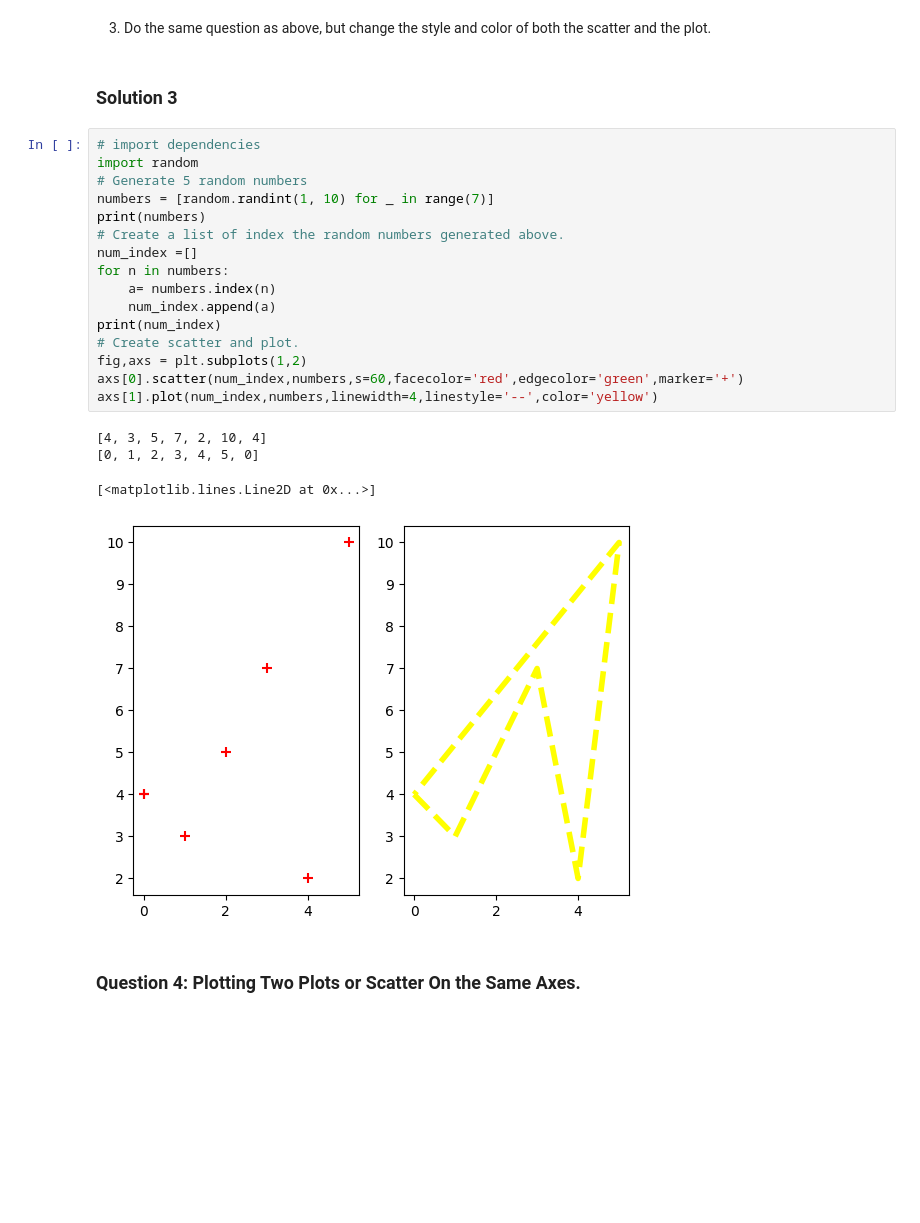
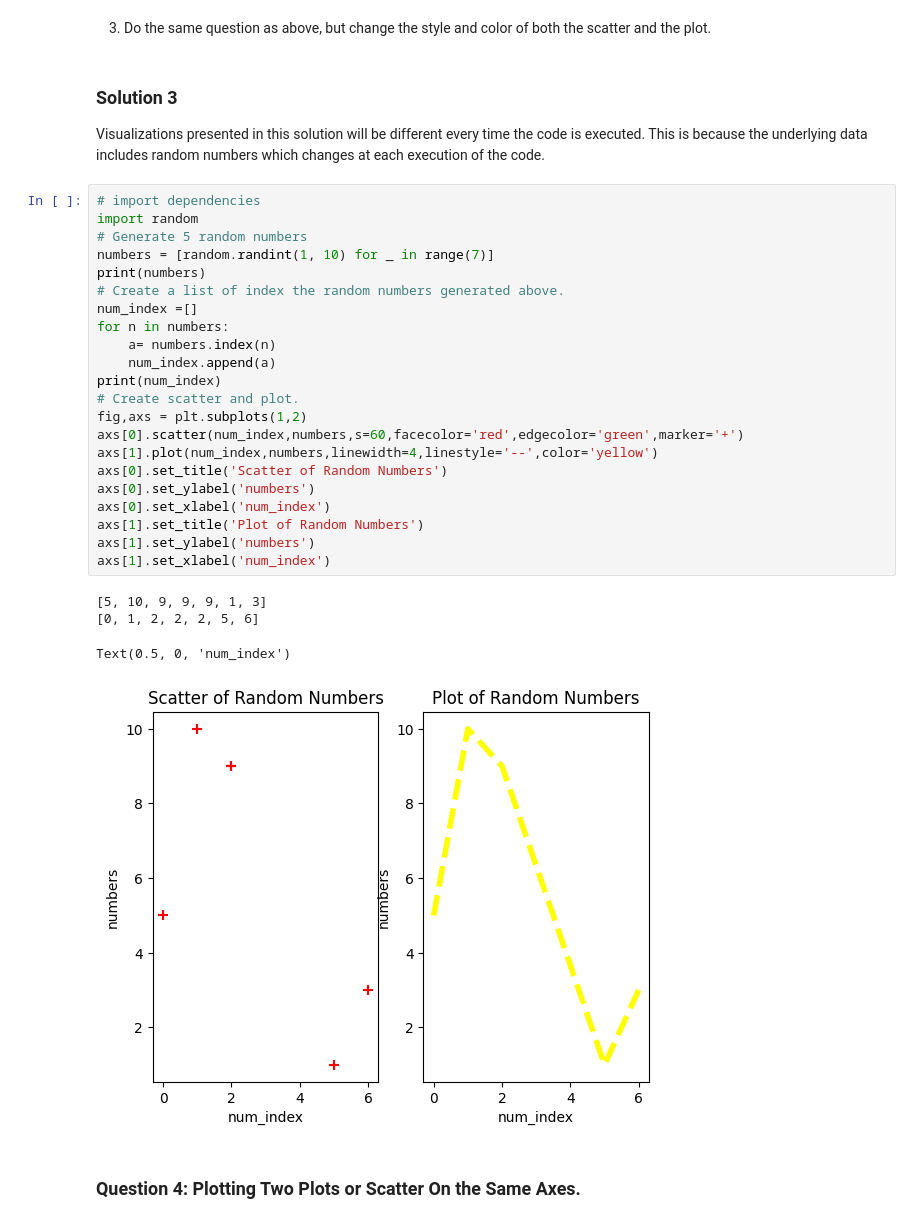
Before and after one commit to kwameape123/pyplot-module-3, a Jupyter notebook: pyplot.ipynb, the cells around one changed output. Saved outputs shown, nothing was run; the diff lists cells and outputs as text; blank space fills up the shorter version.

```diff
--- a/pyplot.ipynb
+++ b/pyplot.ipynb
@@ -74,29 +81,36 @@ axs[1].plot(num_index,numbers)
 ### Quesion 3: Changing Plot Features.
 # %% [markdown]
 3. Do the same question as above, but change the style and color of both the scatter and the plot.
-# %% [markdown]
-### Solution 3
+# %% [markdown]
+### Solution 3
+Visualizations presented in this solution will be different every time the code is executed. This is because the underlying data includes random numbers which changes at each execution of the code.
 # %%
 # import dependencies
 import random
 # Generate 5 random numbers
 numbers = [random.randint(1, 10) for _ in range(7)]
 print(numbers)
 # Create a list of index the random numbers generated above.
 num_index =[]
 for n in numbers:
     a= numbers.index(n)
     num_index.append(a)
 print(num_index)
 # Create scatter and plot.
 fig,axs = plt.subplots(1,2)
 axs[0].scatter(num_index,numbers,s=60,facecolor='red',edgecolor='green',marker='+')
 axs[1].plot(num_index,numbers,linewidth=4,linestyle='--',color='yellow')
+axs[0].set_title('Scatter of Random Numbers')
+axs[0].set_ylabel('numbers')
+axs[0].set_xlabel('num_index')
+axs[1].set_title('Plot of Random Numbers')
+axs[1].set_ylabel('numbers')
+axs[1].set_xlabel('num_index')
 # %% [output]
-[4, 3, 5, 7, 2, 10, 4]
-[0, 1, 2, 3, 4, 5, 0]
+[5, 10, 9, 9, 9, 1, 3]
+[0, 1, 2, 2, 2, 5, 6]
-[<matplotlib.lines.Line2D at 0x...>]
+Text(0.5, 0, 'num_index')
-[figure, old version]
+[figure, new version]
 # %% [markdown]
 ### Question 4: Plotting Two Plots or Scatter On the Same Axes.
 # %% [markdown]
```
Also changed, not shown: parts of 6 cells of this notebook.
